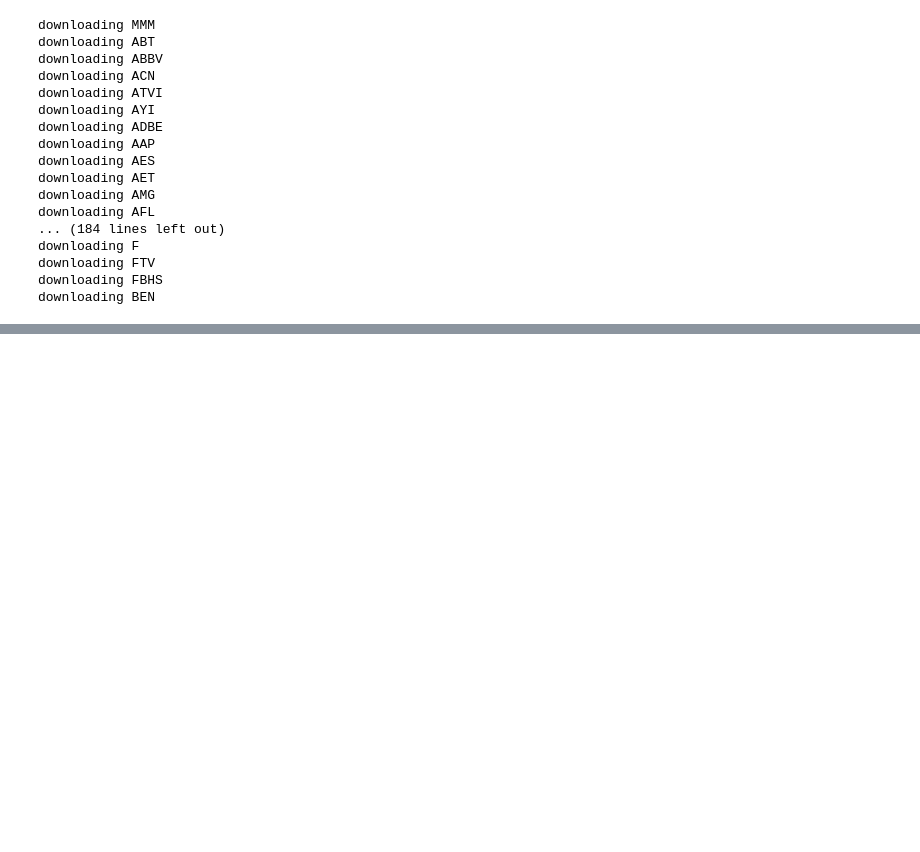
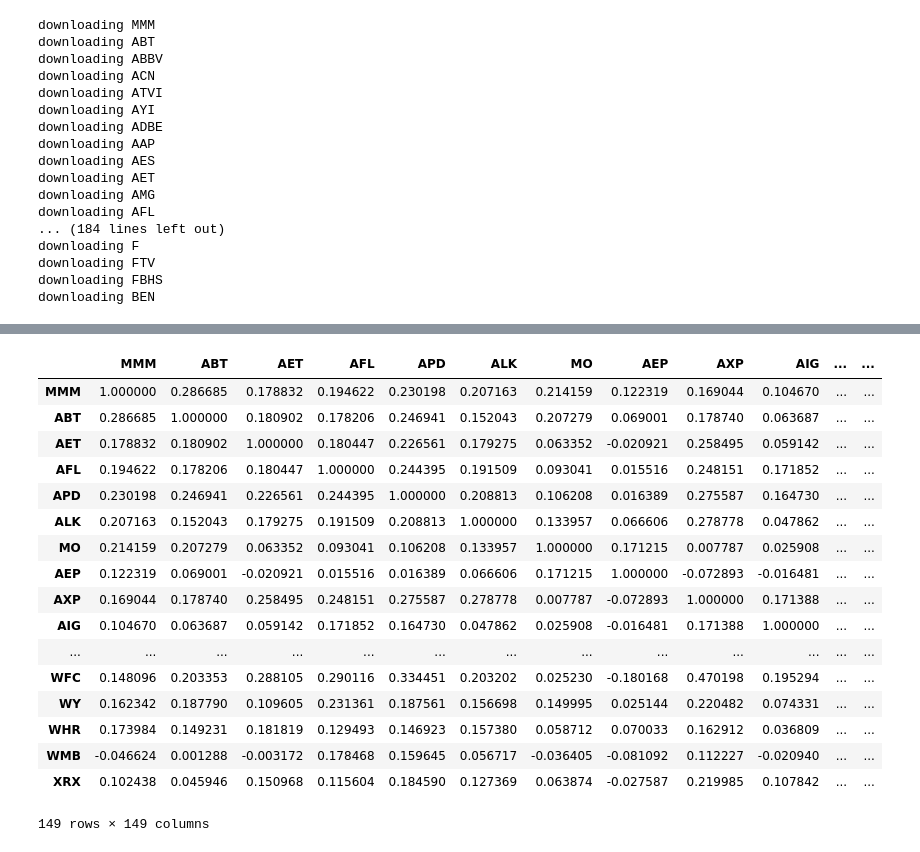
Before and after one commit to jasonhere/clustering-network, a Jupyter notebook: runningscript.ipynb, the cells around one changed output, grey strips where cells are left out. Saved outputs shown, nothing was run; the diff lists cells and outputs as text; code cells hidden in the pictures; blank space fills up the shorter version.

```diff
--- a/runningscript.ipynb
+++ b/runningscript.ipynb
@@ -212,0 +236,28 @@ performance_comparison_weighted['Newman']['betweenness'].plot(figsize=(10, 8))
+# %%
+subret = x
+cov = ledoit_wolf(subret, assume_centered=True)[0]
+std = np.sqrt(np.diagonal(cov))
+corr_mat = (cov / std[:, None]).T / std[:, None]
+np.fill_diagonal(corr_mat, 1.0)
+corr_mat = pd.DataFrame(data=corr_mat, index=subret.columns, columns=subret.columns)
+# %%
+corr_mat
+# %% [output]
+|  | MMM | ABT | AET | AFL | APD | ALK | MO | AEP | AXP | AIG | ... | ... |
+| MMM | 1.000000 | 0.286685 | 0.178832 | 0.194622 | 0.230198 | 0.207163 | 0.214159 | 0.122319 | 0.169044 | 0.104670 | ... | ... |
+| ABT | 0.286685 | 1.000000 | 0.180902 | 0.178206 | 0.246941 | 0.152043 | 0.207279 | 0.069001 | 0.178740 | 0.063687 | ... | ... |
+| AET | 0.178832 | 0.180902 | 1.000000 | 0.180447 | 0.226561 | 0.179275 | 0.063352 | -0.020921 | 0.258495 | 0.059142 | ... | ... |
+| AFL | 0.194622 | 0.178206 | 0.180447 | 1.000000 | 0.244395 | 0.191509 | 0.093041 | 0.015516 | 0.248151 | 0.171852 | ... | ... |
+| APD | 0.230198 | 0.246941 | 0.226561 | 0.244395 | 1.000000 | 0.208813 | 0.106208 | 0.016389 | 0.275587 | 0.164730 | ... | ... |
+| ALK | 0.207163 | 0.152043 | 0.179275 | 0.191509 | 0.208813 | 1.000000 | 0.133957 | 0.066606 | 0.278778 | 0.047862 | ... | ... |
+| MO | 0.214159 | 0.207279 | 0.063352 | 0.093041 | 0.106208 | 0.133957 | 1.000000 | 0.171215 | 0.007787 | 0.025908 | ... | ... |
+| AEP | 0.122319 | 0.069001 | -0.020921 | 0.015516 | 0.016389 | 0.066606 | 0.171215 | 1.000000 | -0.072893 | -0.016481 | ... | ... |
+| AXP | 0.169044 | 0.178740 | 0.258495 | 0.248151 | 0.275587 | 0.278778 | 0.007787 | -0.072893 | 1.000000 | 0.171388 | ... | ... |
+| AIG | 0.104670 | 0.063687 | 0.059142 | 0.171852 | 0.164730 | 0.047862 | 0.025908 | -0.016481 | 0.171388 | 1.000000 | ... | ... |
+| ... | ... | ... | ... | ... | ... | ... | ... | ... | ... | ... | ... | ... |
+| WFC | 0.148096 | 0.203353 | 0.288105 | 0.290116 | 0.334451 | 0.203202 | 0.025230 | -0.180168 | 0.470198 | 0.195294 | ... | ... |
+| WY | 0.162342 | 0.187790 | 0.109605 | 0.231361 | 0.187561 | 0.156698 | 0.149995 | 0.025144 | 0.220482 | 0.074331 | ... | ... |
+| WHR | 0.173984 | 0.149231 | 0.181819 | 0.129493 | 0.146923 | 0.157380 | 0.058712 | 0.070033 | 0.162912 | 0.036809 | ... | ... |
+| WMB | -0.046624 | 0.001288 | -0.003172 | 0.178468 | 0.159645 | 0.056717 | -0.036405 | -0.081092 | 0.112227 | -0.020940 | ... | ... |
+| XRX | 0.102438 | 0.045946 | 0.150968 | 0.115604 | 0.184590 | 0.127369 | 0.063874 | -0.027587 | 0.219985 | 0.107842 | ... | ... |
+149 rows × 149 columns
```
Also changed, not shown: parts of 33 cells of this notebook, 1 other file.
